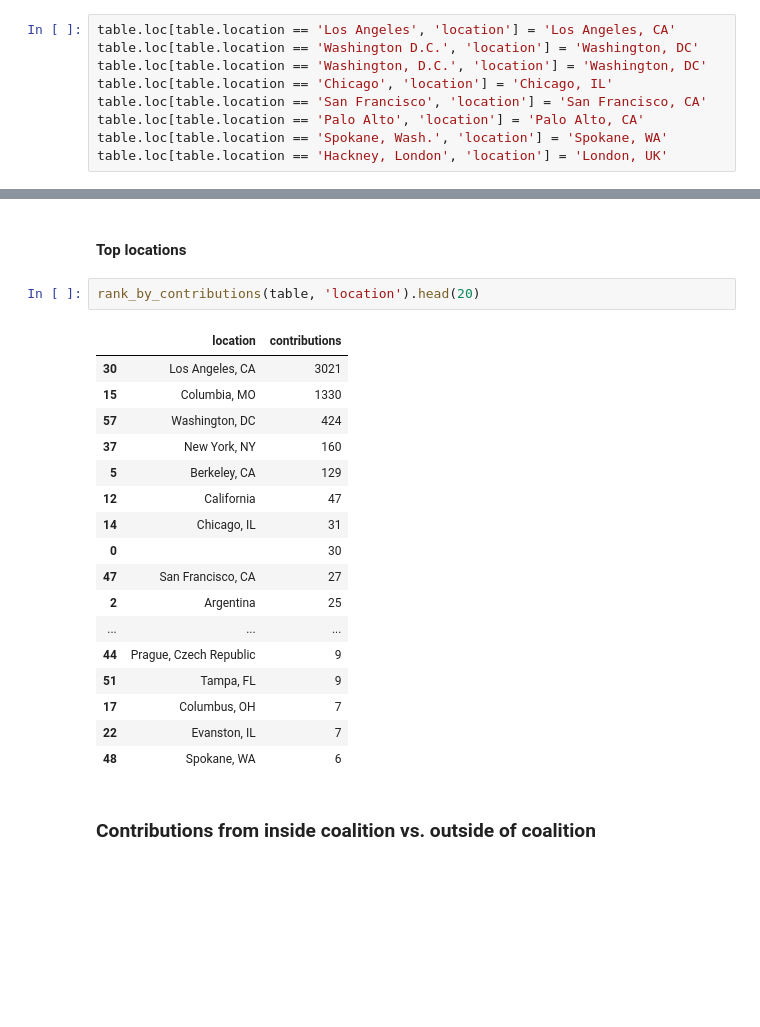
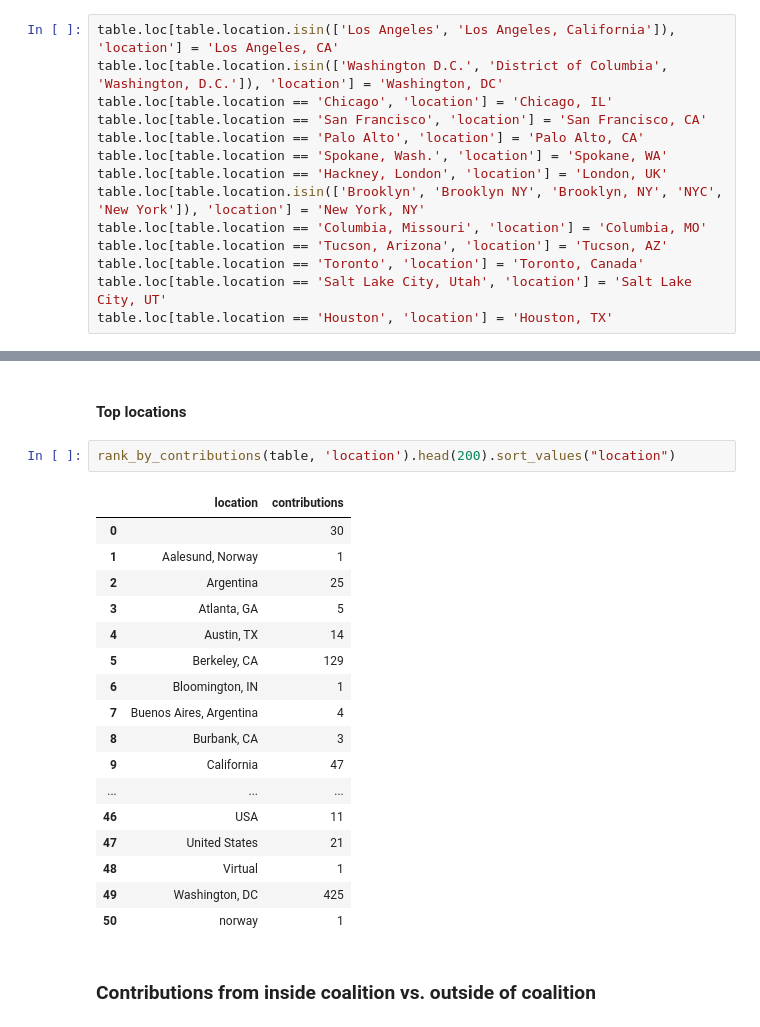
Before and after one commit to palewire/python-calaccess-notebooks, a Jupyter notebook: project-management/contributors.ipynb, the cells around one changed output, grey strips where cells are left out. Cells and saved outputs as stored; diff of their text form; blank space fills up the shorter version.

```diff
--- a/project-management/contributors.ipynb
+++ b/project-management/contributors.ipynb
@@ -60,14 +60,19 @@ table.drop('corrected_email', axis=1, inplace=True)
 # %% [markdown]
 ### Merge some common variations
 # %%
-table.loc[table.location == 'Los Angeles', 'location'] = 'Los Angeles, CA'
-table.loc[table.location == 'Washington D.C.', 'location'] = 'Washington, DC'
-table.loc[table.location == 'Washington, D.C.', 'location'] = 'Washington, DC'
+table.loc[table.location.isin(['Los Angeles', 'Los Angeles, California']), 'location'] = 'Los Angeles, CA'
+table.loc[table.location.isin(['Washington D.C.', 'District of Columbia', 'Washington, D.C.']), 'location'] = 'Washington, DC'
 table.loc[table.location == 'Chicago', 'location'] = 'Chicago, IL'
 table.loc[table.location == 'San Francisco', 'location'] = 'San Francisco, CA'
 table.loc[table.location == 'Palo Alto', 'location'] = 'Palo Alto, CA'
 table.loc[table.location == 'Spokane, Wash.', 'location'] = 'Spokane, WA'
 table.loc[table.location == 'Hackney, London', 'location'] = 'London, UK'
+table.loc[table.location.isin(['Brooklyn', 'Brooklyn NY', 'Brooklyn, NY', 'NYC', 'New York']), 'location'] = 'New York, NY'
+table.loc[table.location == 'Columbia, Missouri', 'location'] = 'Columbia, MO'
+table.loc[table.location == 'Tucson, Arizona', 'location'] = 'Tucson, AZ'
+table.loc[table.location == 'Toronto', 'location'] = 'Toronto, Canada'
+table.loc[table.location == 'Salt Lake City, Utah', 'location'] = 'Salt Lake City, UT'
+table.loc[table.location == 'Houston', 'location'] = 'Houston, TX'
 # %%
 table.company = table.company.str.replace("The ", "")
 table.loc[table.company == 'Sunnmorsposten', 'company'] = 'Sunnmørsposten'
@@ -290,25 +295,25 @@ rank_by_contributions(table, 'company').head(20)
 # %% [markdown]
 #### Top locations
 # %%
-rank_by_contributions(table, 'location').head(20)
+rank_by_contributions(table, 'location').head(200).sort_values("location")
 # %% [output]
 |  | location | contributions |
-| 30 | Los Angeles, CA | 3021 |
-| 15 | Columbia, MO | 1330 |
-| 57 | Washington, DC | 424 |
-| 37 | New York, NY | 160 |
+| 0 |  | 30 |
+| 1 | Aalesund, Norway | 1 |
+| 2 | Argentina | 25 |
+| 3 | Atlanta, GA | 5 |
+| 4 | Austin, TX | 14 |
 | 5 | Berkeley, CA | 129 |
-| 12 | California | 47 |
-| 14 | Chicago, IL | 31 |
-| 0 |  | 30 |
-| 47 | San Francisco, CA | 27 |
-| 2 | Argentina | 25 |
+| 6 | Bloomington, IN | 1 |
+| 7 | Buenos Aires, Argentina | 4 |
+| 8 | Burbank, CA | 3 |
+| 9 | California | 47 |
 | ... | ... | ... |
-| 44 | Prague, Czech Republic | 9 |
-| 51 | Tampa, FL | 9 |
-| 17 | Columbus, OH | 7 |
-| 22 | Evanston, IL | 7 |
-| 48 | Spokane, WA | 6 |
+| 46 | USA | 11 |
+| 47 | United States | 21 |
+| 48 | Virtual | 1 |
+| 49 | Washington, DC | 425 |
+| 50 | norway | 1 |
 # %% [markdown]
 ### Contributions from inside coalition vs. outside of coalition
 # %%
```
Also changed, not shown: parts of 3 cells of this notebook, 3 other files.
